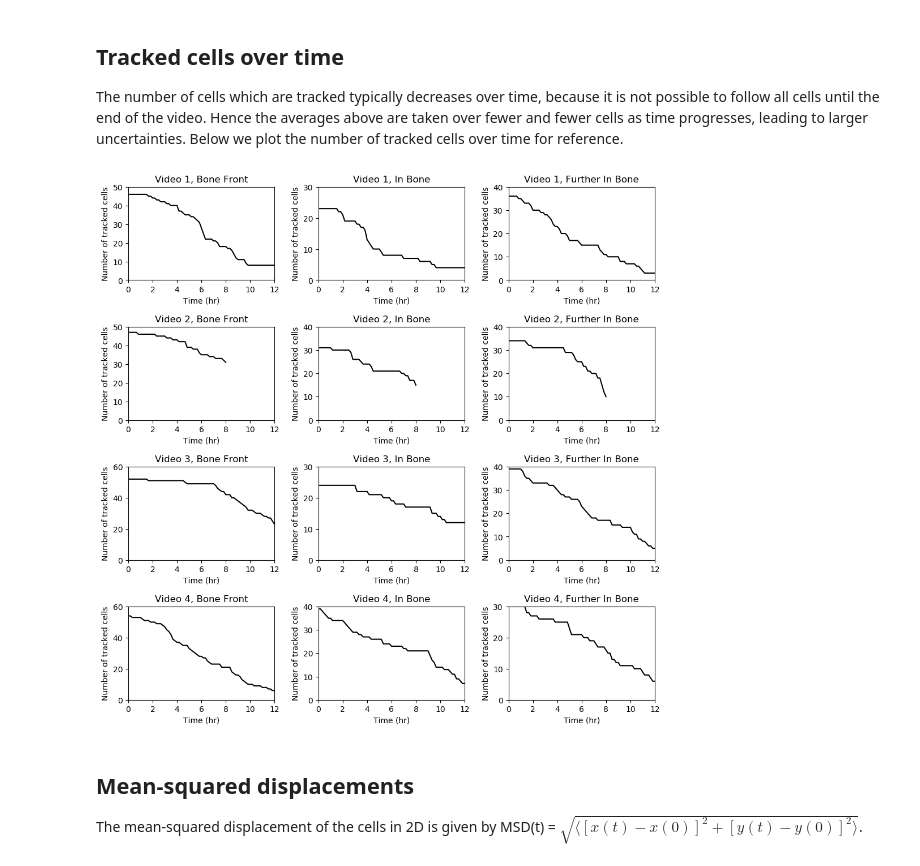
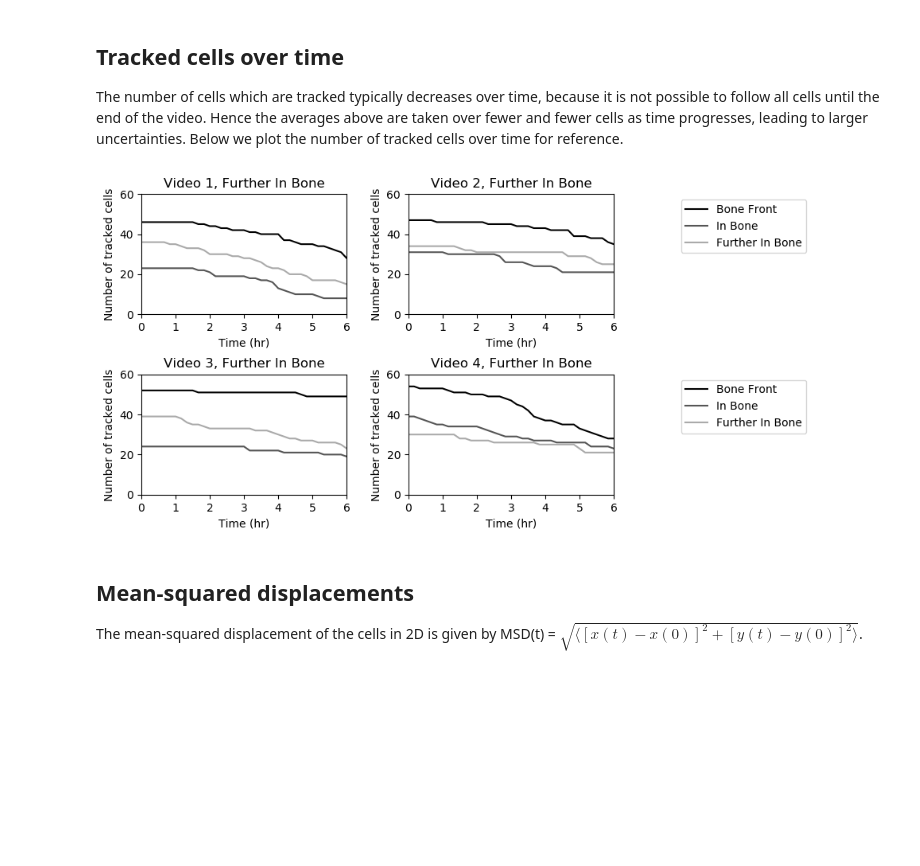
Before and after one commit to YitengDang/For_sharing, a Jupyter notebook: Single_cell_tracks.ipynb, the cells around one changed output. Saved outputs shown, nothing was run; the diff lists cells and outputs as text; code cells hidden in the pictures; blank space fills up the shorter version.

```diff
--- a/Single_cell_tracks.ipynb
+++ b/Single_cell_tracks.ipynb
@@ -135,25 +136,34 @@ plt.show()
 The number of cells which are tracked typically decreases over time, because it is not possible to follow all cells until the end of the video. Hence the averages above are taken over fewer and fewer cells as time progresses, leading to larger uncertainties. Below we plot the number of tracked cells over time for reference.
 # %%
 from math import ceil
-fig, axs = plt.subplots(N_videos, N_files_per_video, figsize=(12, 12), dpi=100)
+fig, axs = plt.subplots(2, 3, figsize=(12, 5), dpi=100); #plt.subplots(N_videos, N_files_per_video, figsize=(12, 12), dpi=100)
+
 for i1 in range(N_videos):
+    [ix, iy] = divmod(i1, 2);
     for i2 in range(N_files_per_video):
         X_all = X_all_all[i1][i2];
         slices_all = slices_all_all[i1][i2];
 
         N_tracked_cells_vs_t = np.sum(~np.isnan(X_all), axis=0);
 
-        axs[i1,i2].plot(slices_all[0,:], N_tracked_cells_vs_t, 'k')
+        axs[ix, iy].plot(slices_all[0,:], N_tracked_cells_vs_t, color=colors_cats[i2])
         #this_title = 'Video {} ({}) {}'.format(i1+1, video_labels[i1], names_compare[i2]);
         this_title = 'Video {}, {}'.format(i1+1, names_compare[i2]);
-        ylim_up = ceil(N_tracked_cells_vs_t[0]/10)*10;
-        axs[i1,i2].set(xlabel='Time (hr)', ylabel='Number of tracked cells', title=this_title, xlim=[0, 12], ylim = [0, ylim_up])
+        # ylim_up = ceil(N_tracked_cells_vs_t[0]/10)*10;
+        axs[ix, iy].set(xlabel='Time (hr)', ylabel='Number of tracked cells', title=this_title)
+        axs[ix, iy].set(xlim=[t_lower, t_upper], ylim = [0, 60])
 
 plt.subplots_adjust(hspace=0.5, wspace=0.3)
 
-plt.show();
+# ---- Legend ----
+for row in range(2):
+    for i, this_label in enumerate(names_compare):
+        axs[row, 2].plot(np.nan, label=this_label, color=colors_cats[i])
+    axs[row, 2].legend(loc='upper left')
+    axs[row, 2].axis('off')
+plt.show()
 # %% [output]
-[figure, old version]
+[figure, new version]
 # %% [markdown]
 ## Mean-squared displacements
 The mean-squared displacement of the cells in 2D is given by MSD(t) = $\sqrt{\langle [x(t) - x(0)]^2 + [y(t) - y(0)]^2 \rangle}$.
```
Also changed, not shown: parts of 5 cells of this notebook.
